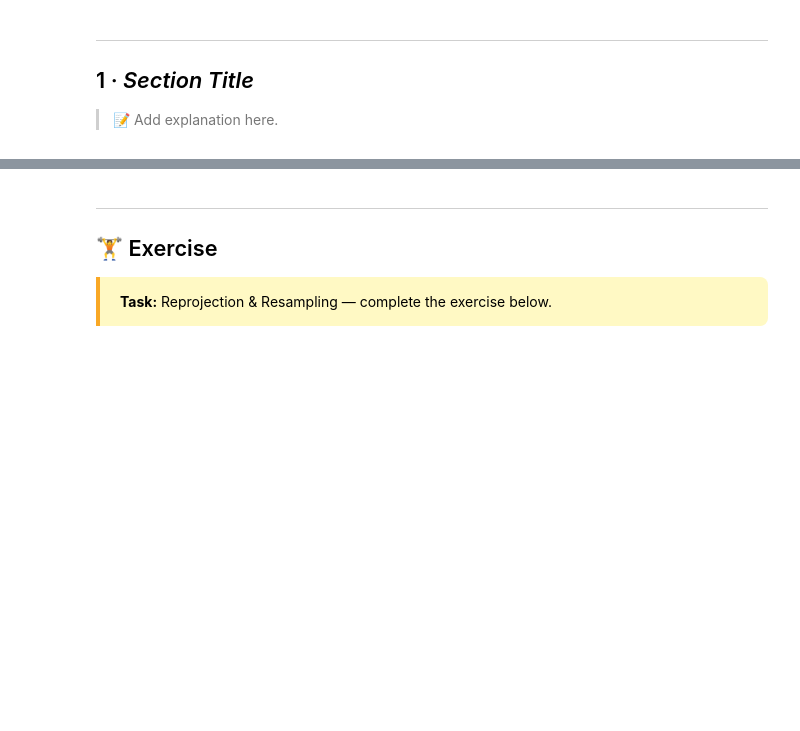
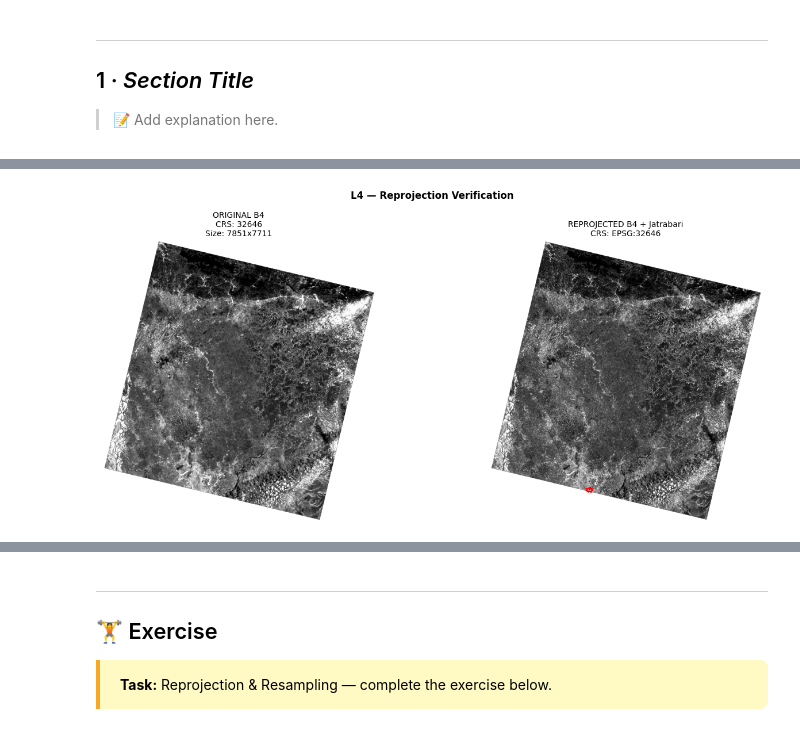
Before and after one commit to sahriararman/geospatial-cv-roadmap, a Jupyter notebook: notebooks/phase1_raster_foundations/L4_reprojection_resampling.ipynb, the cells around one changed output, grey strips where cells are left out. Cells and saved outputs as stored; diff of their text form; code cells hidden in the pictures; blank space fills up the shorter version.

Commit message:
Complete L4 reprojection resampling notebook

```diff
--- a/notebooks/phase1_raster_foundations/L4_reprojection_resampling.ipynb
+++ b/notebooks/phase1_raster_foundations/L4_reprojection_resampling.ipynb
@@ -57,4 +90,19 @@ print(f'File found: {TIF_PATH.exists()}')
 
 > 📝 Add explanation here.
 # %%
-# Your code here
+# ── Cell 2: Check Current CRS ─────────────────────────────────────────────
+# Always check BEFORE doing anything — know what you are working with
+
+with rasterio.open(BANDS["B4_Red"]) as src:
+    print("=" * 50)
+    print("ORIGINAL B4 Red — Spatial Properties")
+    print("=" * 50)
+    print(f"  CRS         : {src.crs}")
+    print(f"  EPSG        : {src.crs.to_epsg()}")
+    print(f"  Shape       : {src.height} rows x {src.width} cols")
+    print(f"  Pixel size  : {src.res[0]:.2f}m x {src.res[1]:.2f}m")
+    print(f"  Bands       : {src.count}")
+    print(f"  Dtype       : {src.dtypes[0]}")
+    print(f"  NoData      : {src.nodata}")
+    print(f"  Bounds      : {src.bounds}")
+    print(f"  Transform   :\n{src.transform}")
@@ -60,0 +316,66 @@ print(f'File found: {TIF_PATH.exists()}')
+# %%
+# ── Cell 6: Visualization — downsampled for display ───────────────────────
+from rasterio.plot import show
+
+fig, axes = plt.subplots(1, 2, figsize=(14, 6))
+
+# ── Downsample factor — reads 1/8 of full resolution for display only ─────
+DISPLAY_SCALE = 8
+
+# ── Plot 1: Original B4 ───────────────────────────────────────────────────
+with rasterio.open(BANDS["B4_Red"]) as src:
+    h = src.height // DISPLAY_SCALE
+    w = src.width  // DISPLAY_SCALE
+    data = src.read(1, out_shape=(h, w)).astype(float)
+    data[data == src.nodata] = np.nan
+
+    axes[0].imshow(data, cmap="gray",
+                   vmin=np.nanpercentile(data, 2),
+                   vmax=np.nanpercentile(data, 98))
+    axes[0].set_title(f"ORIGINAL B4\nCRS: {src.crs.to_epsg()}\nSize: {src.height}x{src.width}", fontsize=10)
+    axes[0].axis("off")
+
+# ── Plot 2: Reprojected B4 + Shapefile ────────────────────────────────────
+with rasterio.open(reproj_paths["B4_Red"]) as src:
+    h = src.height // DISPLAY_SCALE
+    w = src.width  // DISPLAY_SCALE
+    data = src.read(1, out_shape=(h, w)).astype(float)
+    data[data == src.nodata] = np.nan
+
+    axes[1].imshow(data, cmap="gray",
+                   vmin=np.nanpercentile(data, 2),
+                   vmax=np.nanpercentile(data, 98))
+
+    # Overlay shapefile — transform coords to pixel space
+    shp = gpd.read_file(SHP_PATH)
+    if shp.crs.to_epsg() != 32646:
+        shp = shp.to_crs("EPSG:32646")
+
+    # Scale shapefile coords to downsampled image pixels
+    scale_x = w / src.width
+    scale_y = h / src.height
+    transform_scaled = src.transform * src.transform.scale(
+        src.width  / w,
+        src.height / h
+    )
+
+    for geom in shp.geometry:
+        from rasterio.transform import rowcol
+        import shapely
+        coords = np.array(geom.exterior.coords)
+        # Convert geo coords to pixel coords
+        rows, cols = rasterio.transform.rowcol(
+            transform_scaled, coords[:, 0], coords[:, 1]
+        )
+        axes[1].plot(cols, rows, "r-", linewidth=1.5)
+
+    axes[1].set_title(f"REPROJECTED B4 + Jatrabari\nCRS: EPSG:32646", fontsize=10)
+    axes[1].axis("off")
+
+plt.suptitle("L4 — Reprojection Verification", fontsize=12, fontweight="bold")
+plt.tight_layout()
+plt.savefig(FIG_DIR / "L4_reprojection_check.png", dpi=100, bbox_inches="tight")
+plt.show()
+print("✅ Figure saved")
+# %% [output]
+[figure, added]
```
Also changed, not shown: parts of 9 cells of this notebook.
